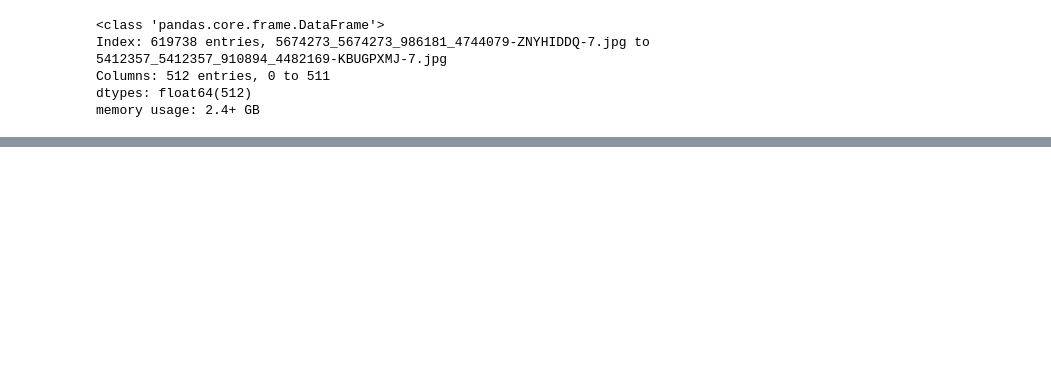
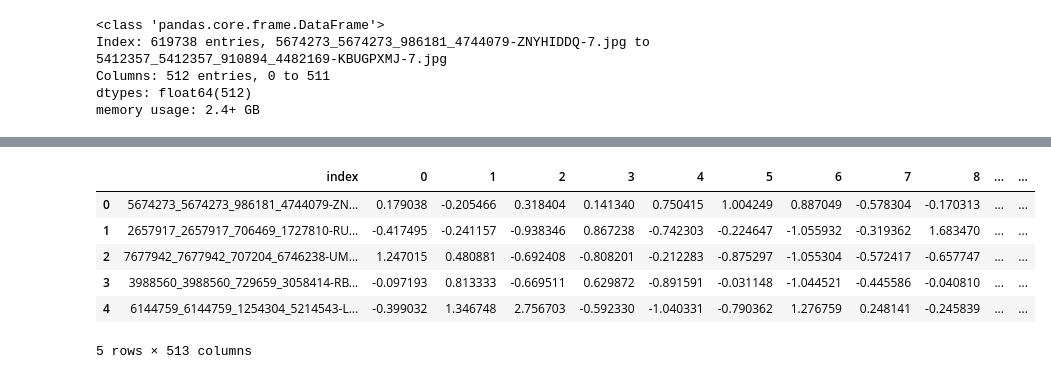
Before and after one commit to Guthman/Thesis_cur-AI-tor, a Jupyter notebook: notebooks/merge resnet jsons.ipynb, the cells around one changed output, grey strips where cells are left out. Saved outputs shown, nothing was run; the diff lists cells and outputs as text; code cells hidden in the pictures; blank space fills up the shorter version.

```diff
--- a/notebooks/merge resnet jsons.ipynb
+++ b/notebooks/merge resnet jsons.ipynb
@@ -31,0 +90,10 @@ df.to_pickle(r'F:\temp\thesisdata\saatchi_all_resnet_features.bz2',
+# %%
+df_standardized.reset_index().head()
+# %% [output]
+|  | index | 0 | 1 | 2 | 3 | 4 | 5 | 6 | 7 | 8 | ... | ... |
+| 0 | 5674273_5674273_986181_4744079-ZN... | 0.179038 | -0.205466 | 0.318404 | 0.141340 | 0.750415 | 1.004249 | 0.887049 | -0.578304 | -0.170313 | ... | ... |
+| 1 | 2657917_2657917_706469_1727810-RU... | -0.417495 | -0.241157 | -0.938346 | 0.867238 | -0.742303 | -0.224647 | -1.055932 | -0.319362 | 1.683470 | ... | ... |
+| 2 | 7677942_7677942_707204_6746238-UM... | 1.247015 | 0.480881 | -0.692408 | -0.808201 | -0.212283 | -0.875297 | -1.055304 | -0.572417 | -0.657747 | ... | ... |
+| 3 | 3988560_3988560_729659_3058414-RB... | -0.097193 | 0.813333 | -0.669511 | 0.629872 | -0.891591 | -0.031148 | -1.044521 | -0.445586 | -0.040810 | ... | ... |
+| 4 | 6144759_6144759_1254304_5214543-L... | -0.399032 | 1.346748 | 2.756703 | -0.592330 | -1.040331 | -0.790362 | 1.276759 | 0.248141 | -0.245839 | ... | ... |
+5 rows × 513 columns
```
Also changed, not shown: parts of 11 cells of this notebook, 7 other files.
